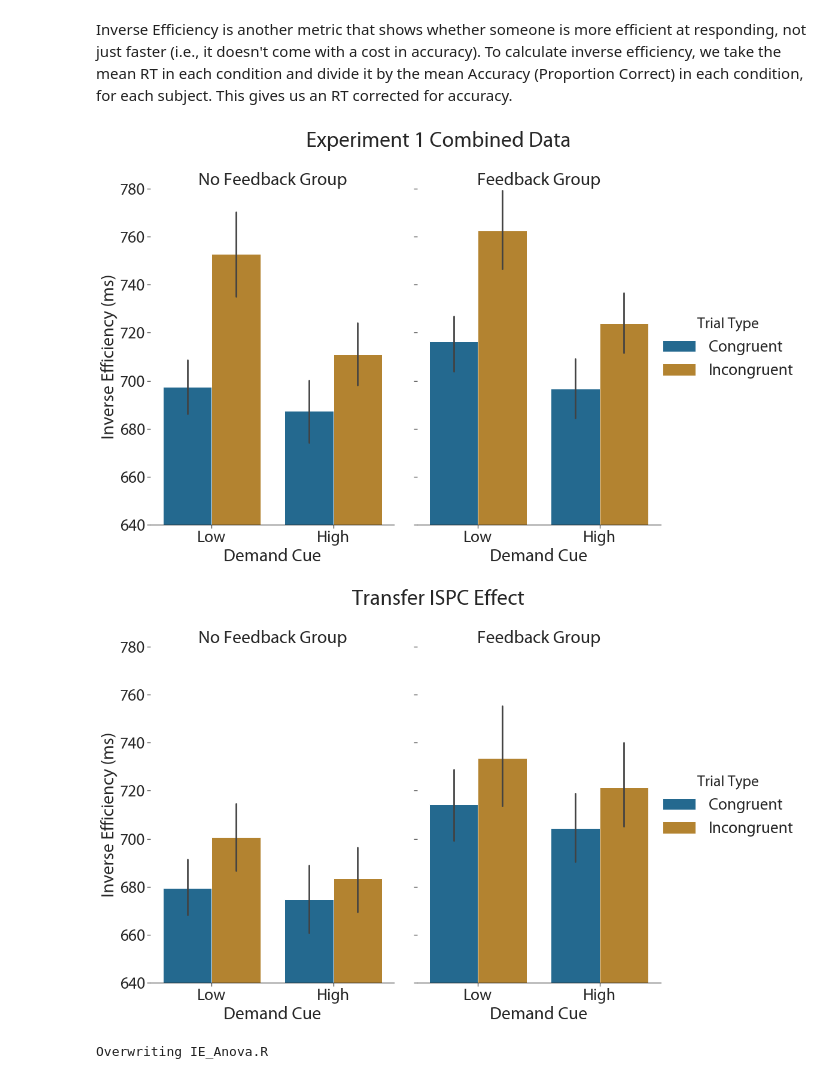
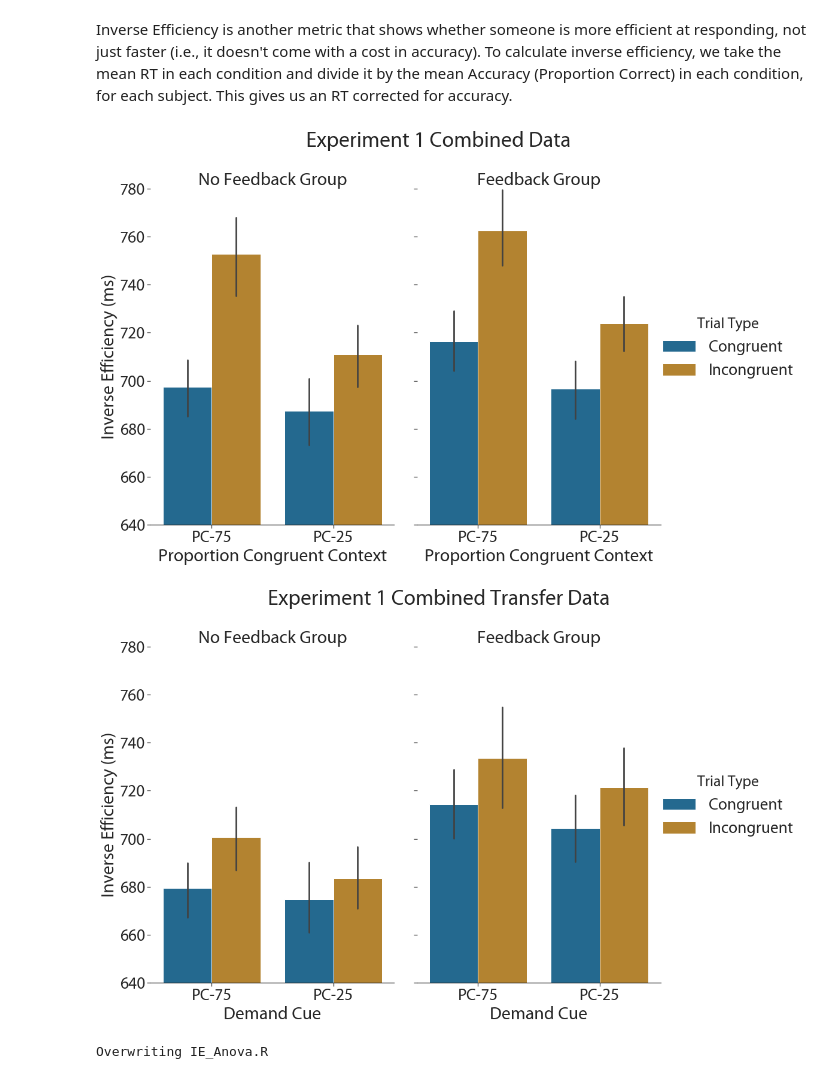
Before and after one commit to christinabejjani/sclearn_fb, a Jupyter notebook: expt1/analysis/combined/ISPCAnalysis.ipynb, the cells around one changed output. Drawn from its saved outputs; the diff is of its cells as text; code cells hidden in the pictures.

```diff
--- a/expt1/analysis/combined/ISPCAnalysis.ipynb
+++ b/expt1/analysis/combined/ISPCAnalysis.ipynb
@@ -647,13 +677,13 @@ for ID in range(1,181):
 IE_all.to_csv(csvpath+'IE_Main.csv');
 IE_all_T.to_csv(csvpath+'IE_transfer.csv');
 # %%
-mybargraph("CueType","IE","TrialType","Feedback",["Low", "High"],IE_all,"Demand Cue","Inverse Efficiency (ms)","Experiment 1 Combined Data","Trial Type",640,780,"ISPC_IE_maintask.png",20)
+mybargraph("CueType","IE","TrialType","Feedback",["PC-75", "PC-25"],IE_all,"Proportion Congruent Context","Inverse Efficiency (ms)","Experiment 1 Combined Data","Trial Type",640,780,"ISPC_IE_maintask.png",20)
 # %% [output]
-[figure, old version]
+[figure, new version]
 # %%
-mybargraph("CueType","IE","TrialType","Feedback",["Low", "High"],IE_all_T,"Demand Cue","Inverse Efficiency (ms)","Transfer ISPC Effect","Trial Type",640,780,"ISPC_IE_transfertask.png",20)
+mybargraph("CueType","IE","TrialType","Feedback",["PC-75", "PC-25"],IE_all_T,"Demand Cue","Inverse Efficiency (ms)","Experiment 1 Combined Transfer Data","Trial Type",640,780,"ISPC_IE_transfertask.png",20)
 # %% [output]
-[figure, old version]
+[figure, new version]
 # %%
 %%writefile IE_Anova.R
 
```
Also changed, not shown: parts of 25 cells of this notebook.
